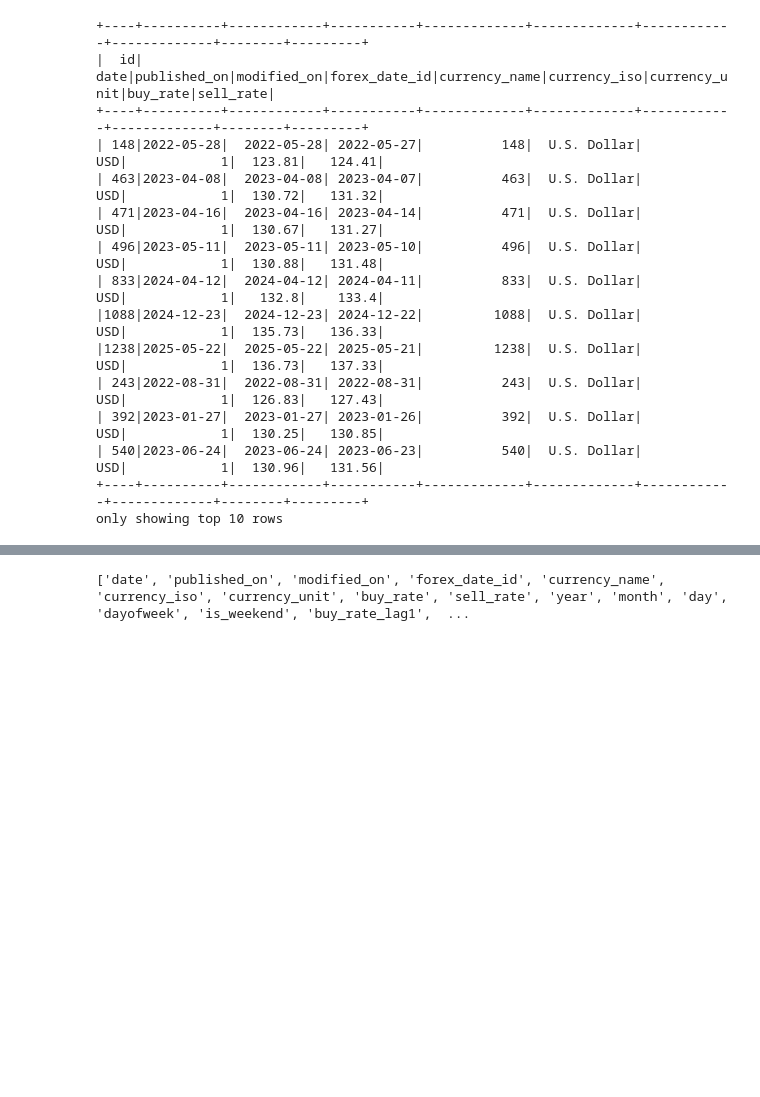
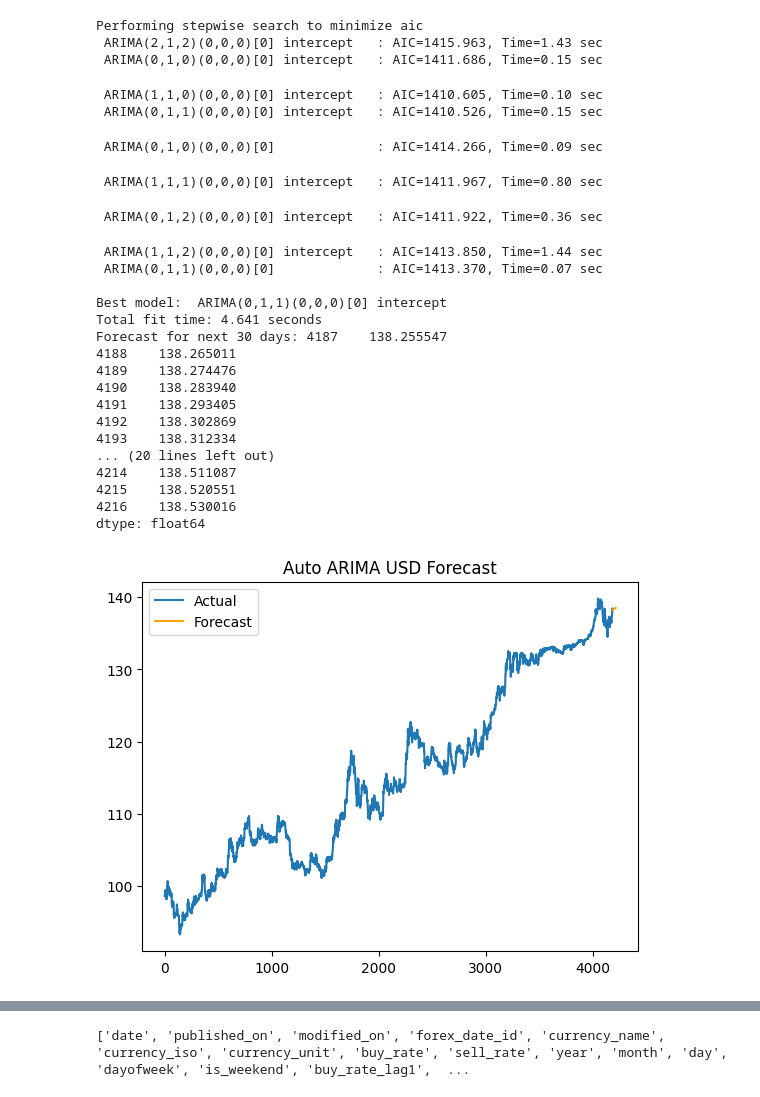
Before and after one commit to Rohit-Karki/forex_prediction, a Jupyter notebook: ml_algorithms/RandomForest.ipynb, the cells around one changed output, grey strips where cells are left out. Drawn from its saved outputs; the diff is of its cells as text; code cells hidden in the pictures; blank space fills up the shorter version.

Commit message:
Added ARIMA Model

```diff
--- a/ml_algorithms/RandomForest.ipynb
+++ b/ml_algorithms/RandomForest.ipynb
@@ -49,20 +56,5 @@ from pyspark.sql.window import Window
 import pyspark.sql.functions as F
 # %%
 data_df = data_df.filter(data_df["currency_iso"]=="USD")
-data_df.show(10)
+data_df = data_df.orderBy("date")
+# data_df.show(10)
-# %% [output]
-+----+----------+------------+-----------+-------------+-------------+------------+-------------+--------+---------+
-|  id|      date|published_on|modified_on|forex_date_id|currency_name|currency_iso|currency_unit|buy_rate|sell_rate|
-+----+----------+------------+-----------+-------------+-------------+------------+-------------+--------+---------+
-| 148|2022-05-28|  2022-05-28| 2022-05-27|          148|  U.S. Dollar|         USD|            1|  123.81|   124.41|
-| 463|2023-04-08|  2023-04-08| 2023-04-07|          463|  U.S. Dollar|         USD|            1|  130.72|   131.32|
-| 471|2023-04-16|  2023-04-16| 2023-04-14|          471|  U.S. Dollar|         USD|            1|  130.67|   131.27|
-| 496|2023-05-11|  2023-05-11| 2023-05-10|          496|  U.S. Dollar|         USD|            1|  130.88|   131.48|
-| 833|2024-04-12|  2024-04-12| 2024-04-11|          833|  U.S. Dollar|         USD|            1|   132.8|    133.4|
-|1088|2024-12-23|  2024-12-23| 2024-12-22|         1088|  U.S. Dollar|         USD|            1|  135.73|   136.33|
-|1238|2025-05-22|  2025-05-22| 2025-05-21|         1238|  U.S. Dollar|         USD|            1|  136.73|   137.33|
-| 243|2022-08-31|  2022-08-31| 2022-08-31|          243|  U.S. Dollar|         USD|            1|  126.83|   127.43|
-| 392|2023-01-27|  2023-01-27| 2023-01-26|          392|  U.S. Dollar|         USD|            1|  130.25|   130.85|
-| 540|2023-06-24|  2023-06-24| 2023-06-23|          540|  U.S. Dollar|         USD|            1|  130.96|   131.56|
-+----+----------+------------+-----------+-------------+-------------+------------+-------------+--------+---------+
-only showing top 10 rows
@@ -69,3 +63,48 @@ only showing top 10 rows
+# %%
+df = data_df.toPandas()
+series = df['buy_rate'].reset_index(drop=True)
+
+# Fit Auto ARIMA
+model = pm.auto_arima(series, seasonal=False, trace=True)
+
+# Forecast next 30 days
+n_periods = 30
+forecast = model.predict(n_periods=n_periods)
+print(f"Forecast for next {n_periods} days: {forecast}")
+
+# Plot
+plt.plot(series, label='Actual')
+plt.plot(range(len(series), len(series)+n_periods), forecast, label='Forecast', color='orange')
+plt.legend()
+plt.title("Auto ARIMA USD Forecast")
+plt.show()
+# %% [output]
+Performing stepwise search to minimize aic
+ ARIMA(2,1,2)(0,0,0)[0] intercept   : AIC=1415.963, Time=1.43 sec
+ ARIMA(0,1,0)(0,0,0)[0] intercept   : AIC=1411.686, Time=0.15 sec
+ ARIMA(1,1,0)(0,0,0)[0] intercept   : AIC=1410.605, Time=0.10 sec
+ ARIMA(0,1,1)(0,0,0)[0] intercept   : AIC=1410.526, Time=0.15 sec
+ ARIMA(0,1,0)(0,0,0)[0]             : AIC=1414.266, Time=0.09 sec
+ ARIMA(1,1,1)(0,0,0)[0] intercept   : AIC=1411.967, Time=0.80 sec
+ ARIMA(0,1,2)(0,0,0)[0] intercept   : AIC=1411.922, Time=0.36 sec
+ ARIMA(1,1,2)(0,0,0)[0] intercept   : AIC=1413.850, Time=1.44 sec
+ ARIMA(0,1,1)(0,0,0)[0]             : AIC=1413.370, Time=0.07 sec
+
+Best model:  ARIMA(0,1,1)(0,0,0)[0] intercept
+Total fit time: 4.641 seconds
+Forecast for next 30 days: 4187    138.255547
+4188    138.265011
+4189    138.274476
+4190    138.283940
+4191    138.293405
+4192    138.302869
+4193    138.312334
+... (20 lines left out)
+4214    138.511087
+4215    138.520551
+4216    138.530016
+dtype: float64
+[figure, added]
 # %%
 df = data_df.withColumn("year", F.year("date")) \
        .withColumn("month", F.month("date")) \
```
Also changed, not shown: parts of 7 cells of this notebook, 21 other files.
